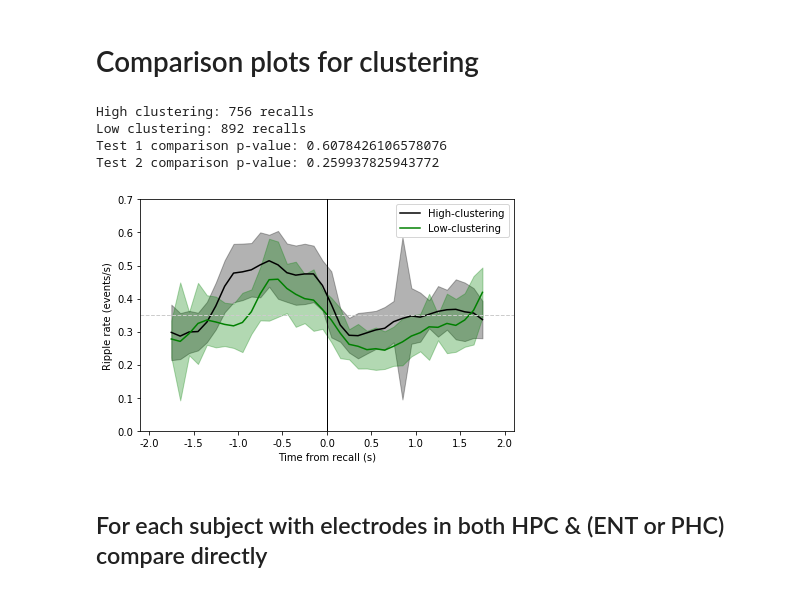
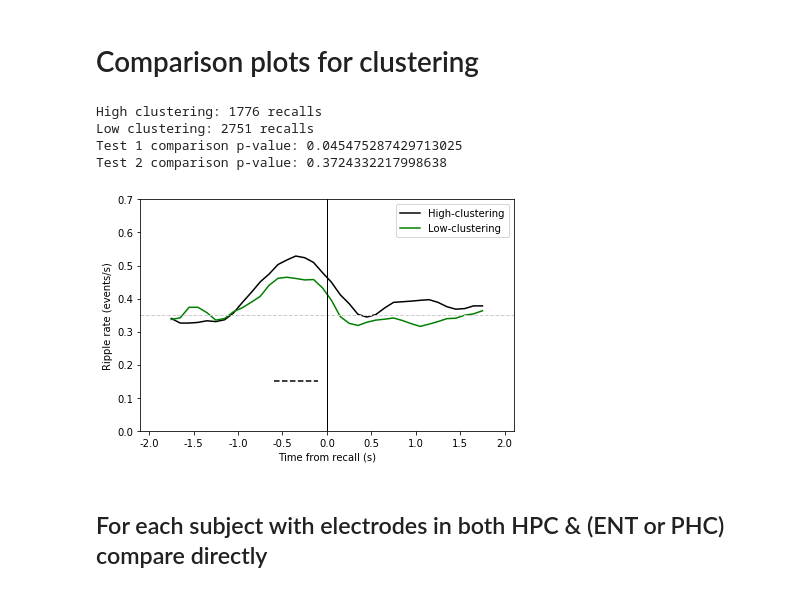
Before and after one commit to jjsakon/SWR, a Jupyter notebook: code/SWRplots.ipynb, the cells around one changed output. Cells and saved outputs as stored; diff of their text form; code cells hidden in the pictures.

```diff
--- a/code/SWRplots.ipynb
+++ b/code/SWRplots.ipynb
@@ -35,7 +35,7 @@ The autoreload extension is already loaded. To reload it, use:
 
 selected_period = 'surrounding_recall'
 remove_soz_ictal = False
-recall_type_switch = 0 # 0 for original, 1 for only those with subsequent, 2 for second recalls only, 3 for isolated recalls
+recall_type_switch = 6 # 0 for original, 1 for only those with subsequent, 2 for second recalls only, 3 for isolated recalls
 region_name = 'HPC'
 # location_selected = 'ca1' # 'ca3' # 'dg' 'ca1' # sub # left hippocampus # right hippocampus # hippocampus
 # # (leave as '' if not HPC)
@@ -235,24 +240,24 @@ Test 2 p-value: 0.16209116470056795
 # %%
 # load data from each
 
-save_plot = 1
+save_plot = 0
 
 selected_period = 'surrounding_recall'
 remove_soz_ictal = False
 recall_type_switch = 6 # 0 for original, 1 for only those with subsequent, 2 for second recalls only, 3 for isolated recalls
-exp = 'catFR1'
+exp = 'FR1'
 region_name = 'HPC'
-location_selected = 'dg' #'ca1dg' # 'ca3' # 'dg' 'ca1' # sub # left hippocampus # right hippocampus # hippocampus
+location_selected = 'ca1dg' # 'ca3' # 'dg' 'ca1' # sub # left hippocampus # right hippocampus # hippocampus
 # # (leave as '' if not HPC)
 
-extra = 'adjacent' #'NOR1065J'
+extra = '' #'NOR1065J' # for semantic clustering since I have remote and adjacent comparisons
 ## manual thing to add to end to weird cases like remove a single subject
 # remote is remote semantic v. remote other
 # adjacent is adjacent semantic v. remote other
 # NOR1065J removes this subject who has tons of data
 # adjacentNOR1065J I bet you can figure it out!
 
-select_semantic_temporal = 1 # 1 semantic, 2 temporal (not using this now), 3 temporal (using lags)
+select_semantic_temporal = 3 # 1 semantic, 2 temporal (not using this now), 3 temporal (using lags)
 
 min_recalls = 0 # minimum recalls/list
 
@@ -308,8 +313,8 @@ for p,upper_label in enumerate(['upper','lower']):
         SE_plot = fixSEgaps(SE_plot) # fix gaps when using 40% of data
 
         plot(xr[pad:-pad],PSTH[pad:-pad],color=color)
-        fill_between(xr[pad:-pad], PSTH[pad:-pad]-SE_plot[0,:], PSTH[pad:-pad]+SE_plot[0,:],
-                     color=color, alpha = 0.3, label='_nolegend_')
+#         fill_between(xr[pad:-pad], PSTH[pad:-pad]-SE_plot[0,:], PSTH[pad:-pad]+SE_plot[0,:],
+#                      color=color, alpha = 0.3, label='_nolegend_')
     else:
         plot(xr,PSTH)
         fill_between(xr, PSTH-SE_plot[0,:], PSTH+SE_plot[0,:],
@@ -337,40 +342,40 @@ for p,upper_label in enumerate(['upper','lower']):
                                'category':category,'ripple_rates':ripple_accum2})
         sig_bin_model = smf.mixedlm("ripple_rates ~ category", bin_df, groups="subject", vc_formula=vc)
         bin_model2 = sig_bin_model.fit(reml=False, method='nm')
 
         if bin_model1.pvalues[1] < 0.05:
             plot([-600,-600+stats_bin],[line_dist,line_dist],'--',
                  color=(0,0,0),label='_nolegend_')
         if bin_model2.pvalues[1] < 0.05:
             plot([second_start,second_start+stats_bin],[line_dist,line_dist],'--',
                  color=(0,0,0),label='_nolegend_')
 
-        print('High clustering'+': '+str(sum(category==1))+' recalls')
-        print('Low clustering'+': '+str(sum(category==0))+' recalls')
+        print('High clustering'+': '+str(sum(category==0))+' recalls')
+        print('Low clustering'+': '+str(sum(category==1))+' recalls')
         print('Test 1 comparison p-value: '+str(bin_model1.pvalues[1]))
         print('Test 2 comparison p-value: '+str(bin_model2.pvalues[1]))
 
 xticks(np.arange(psth_start,psth_end+1,500),np.arange(psth_start/1000,psth_end/1000+1,500/1000))
 xlabel('Time from recall (s)')
 ylabel('Ripple rate (events/s)')
 ylim = 0.7 # keep it here since occasionally CIs get kinda high
 ax.set_ylim(0,ylim)
 ax.set_xlim(psth_start-100,psth_end+100)
 plot([ax.get_xlim()[0],ax.get_xlim()[1]],[0.35,0.35],linewidth=1,linestyle='--',color=(0.8,0.8,0.8),label='_nolegend_')
 plot([0,0],[ax.get_ylim()[0],ax.get_ylim()[1]],linewidth=1,linestyle='-',color=(0,0,0),label='_nolegend_')
 ax.legend({'Low-clustering','High-clustering'})
 tight_layout()
 
 if save_plot == 1:
     plt.savefig('../figures/clusteringPlots/'+exp+'_'+'PSTH_'+region_name+'-'+str(recall_type_switch)+'-'+extra+'.pdf',transparent=True)
 plt.show()
 a=1;
 # %% [output]
-High clustering: 756 recalls
-Low clustering: 892 recalls
-Test 1 comparison p-value: 0.6078426106578076
-Test 2 comparison p-value: 0.259937825943772
+High clustering: 1776 recalls
+Low clustering: 2751 recalls
+Test 1 comparison p-value: 0.045475287429713025
+Test 2 comparison p-value: 0.3724332217998638
-[figure, old version]
+[figure, new version]
 # %% [markdown]
 ## For each subject with electrodes in both HPC & (ENT or PHC) compare directly
 # %%
```
Also changed, not shown: parts of 2 cells of this notebook, 5 other files.
